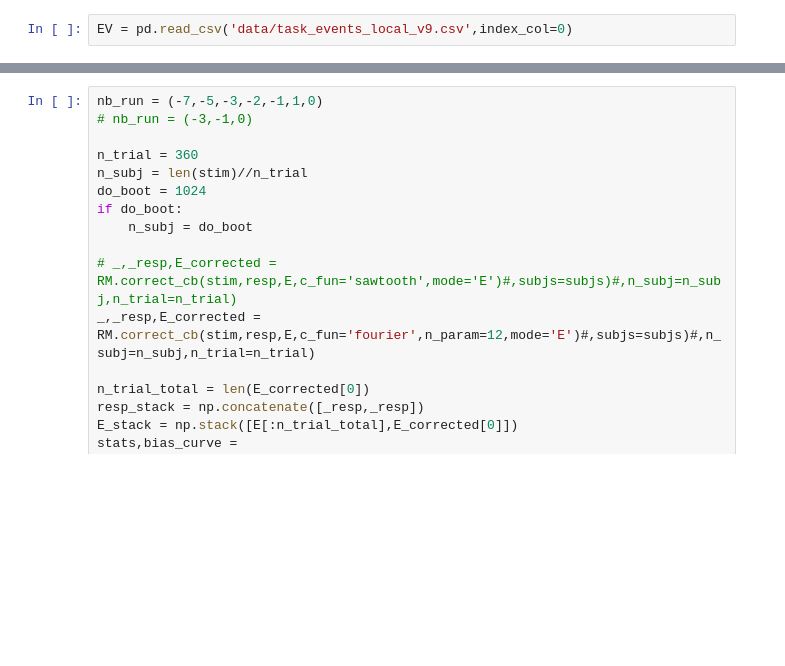
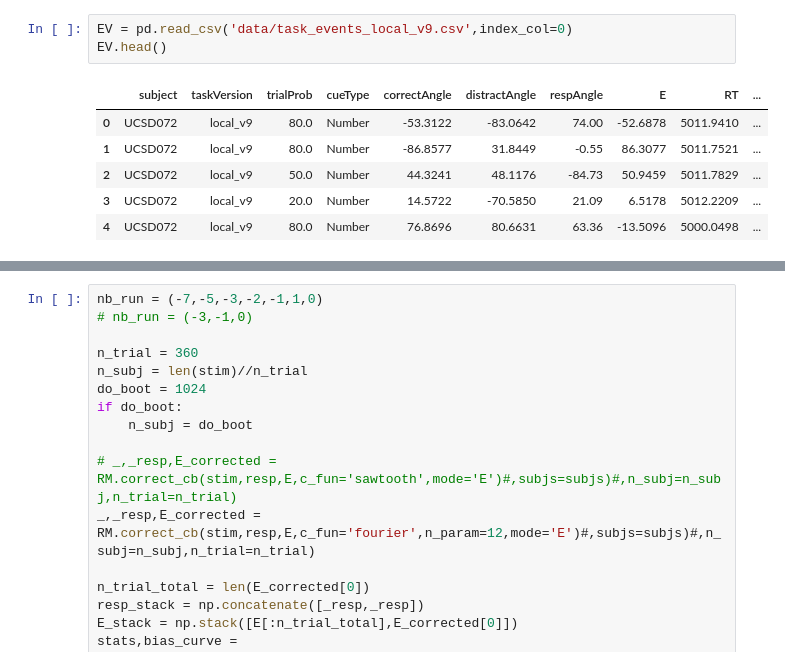
Before and after one commit to TimCSheehan/historyResponseModeling, a Jupyter notebook: UMI_BIAS_Clean_v1.ipynb, the cells around one changed output, grey strips where cells are left out. Drawn from its saved outputs; the diff is of its cells as text; blank space fills up the shorter version.

```diff
--- a/UMI_BIAS_Clean_v1.ipynb
+++ b/UMI_BIAS_Clean_v1.ipynb
@@ -27,2 +38,10 @@ def sav_fig2(nam):
 # %%
 EV = pd.read_csv('data/task_events_local_v9.csv',index_col=0)
+EV.head()
+# %% [output]
+|  | subject | taskVersion | trialProb | cueType | correctAngle | distractAngle | respAngle | E | RT | ... |
+| 0 | UCSD072 | local_v9 | 80.0 | Number | -53.3122 | -83.0642 | 74.00 | -52.6878 | 5011.9410 | ... |
+| 1 | UCSD072 | local_v9 | 80.0 | Number | -86.8577 | 31.8449 | -0.55 | 86.3077 | 5011.7521 | ... |
+| 2 | UCSD072 | local_v9 | 50.0 | Number | 44.3241 | 48.1176 | -84.73 | 50.9459 | 5011.7829 | ... |
+| 3 | UCSD072 | local_v9 | 20.0 | Number | 14.5722 | -70.5850 | 21.09 | 6.5178 | 5012.2209 | ... |
+| 4 | UCSD072 | local_v9 | 80.0 | Number | 76.8696 | 80.6631 | 63.36 | -13.5096 | 5000.0498 | ... |
```
Also changed, not shown: parts of 20 cells of this notebook, 6 other files.
